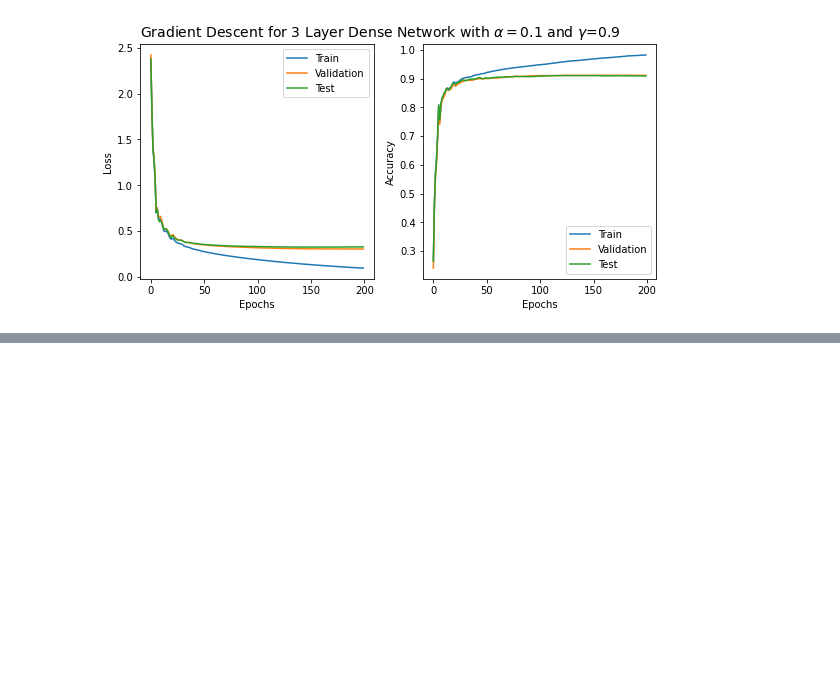
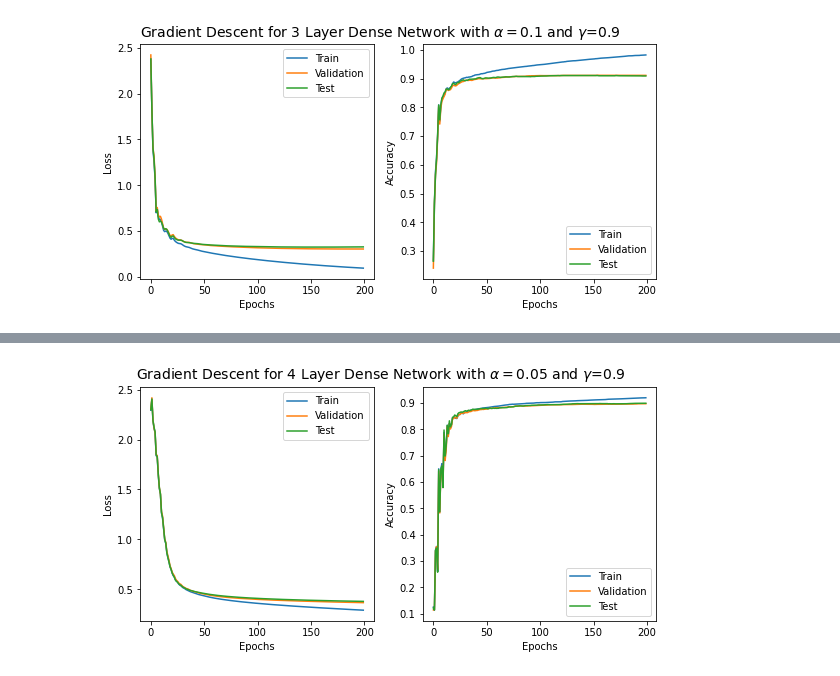
Before and after one commit to pranshumalik14/ece421-labs-hw, a Jupyter notebook: labs/lab2/lab2.ipynb, the cells around one changed output, grey strips where cells are left out. Saved outputs shown, nothing was run; the diff lists cells and outputs as text; code cells hidden in the pictures; blank space fills up the shorter version.

Commit message:
plots ready; report underway

```diff
--- a/labs/lab2/lab2.ipynb
+++ b/labs/lab2/lab2.ipynb
@@ -325,5 +339,5 @@ plot_learning_history(title, three_lyr_loss_hist, three_lyr_accuracy_hist)
 # %%
 # define a 4 layer network with an additional sigmoid layer to the previous network
 nn = Network([F, H, H, K], [ReLU(), Sigmoid(), Softmax()])
-_, _, four_lyr_loss_hist, four_lyr_accuracy_hist = nn.train(Xs, Ys, CrossEntropy(), accuracy, 200)
+_, _, four_lyr_loss_hist, four_lyr_accuracy_hist = nn.train(Xs, Ys, CrossEntropy(), accuracy, 200, alpha=0.05, gamma=0.90)
 # %% [output]
@@ -332,3 +354,5 @@ KeyboardInterrupt: ignored
 # %%
-title = r"Gradient Descent for 4 Layer Dense Network with $\alpha={}$ and $\gamma$={}".format(0.1, 0.95)
+title = r"Gradient Descent for 4 Layer Dense Network with $\alpha={}$ and $\gamma$={}".format(0.05, 0.90)
 plot_learning_history(title, four_lyr_loss_hist, four_lyr_accuracy_hist)
+# %% [output]
+[figure, added]
```
Also changed, not shown: parts of 5 cells of this notebook.
